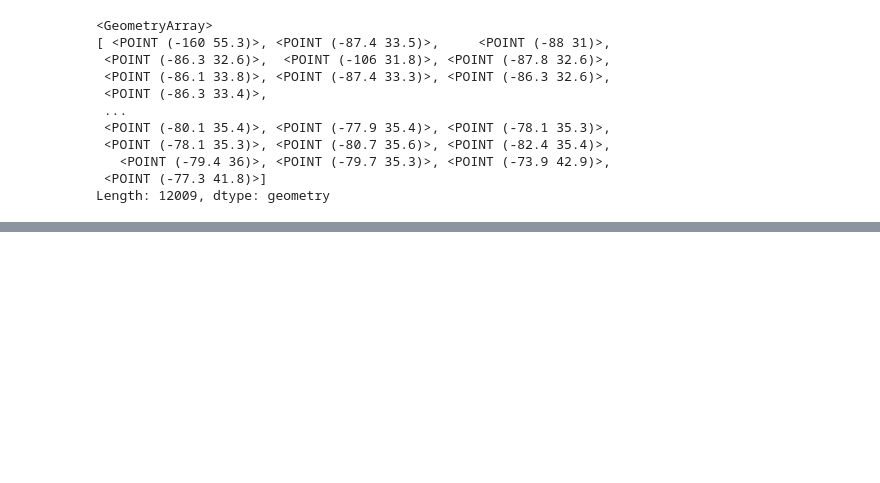
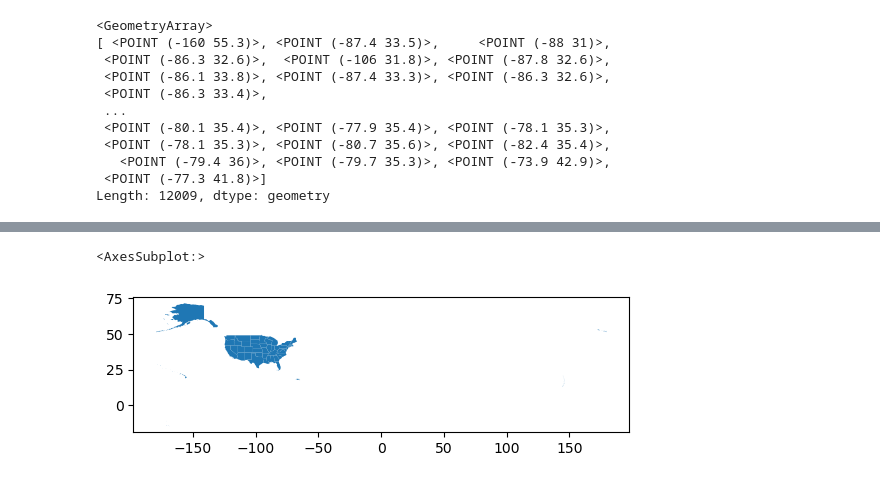
Before and after one commit to ryangreen6/eds220-2024-in-class, a Jupyter notebook: week5-csv-to-geodf.ipynb, the cells around one changed output, grey strips where cells are left out. Cells and saved outputs as stored; diff of their text form; code cells hidden in the pictures; blank space fills up the shorter version.

```diff
--- a/week5-csv-to-geodf.ipynb
+++ b/week5-csv-to-geodf.ipynb
@@ -58,0 +90,6 @@ power_plants.head(3)
+# %%
+states = gpd.read_file(fp)
+states.plot()
+# %% [output]
+<AxesSubplot:>
+[figure, added]
```
Also changed, not shown: parts of 4 cells of this notebook.
